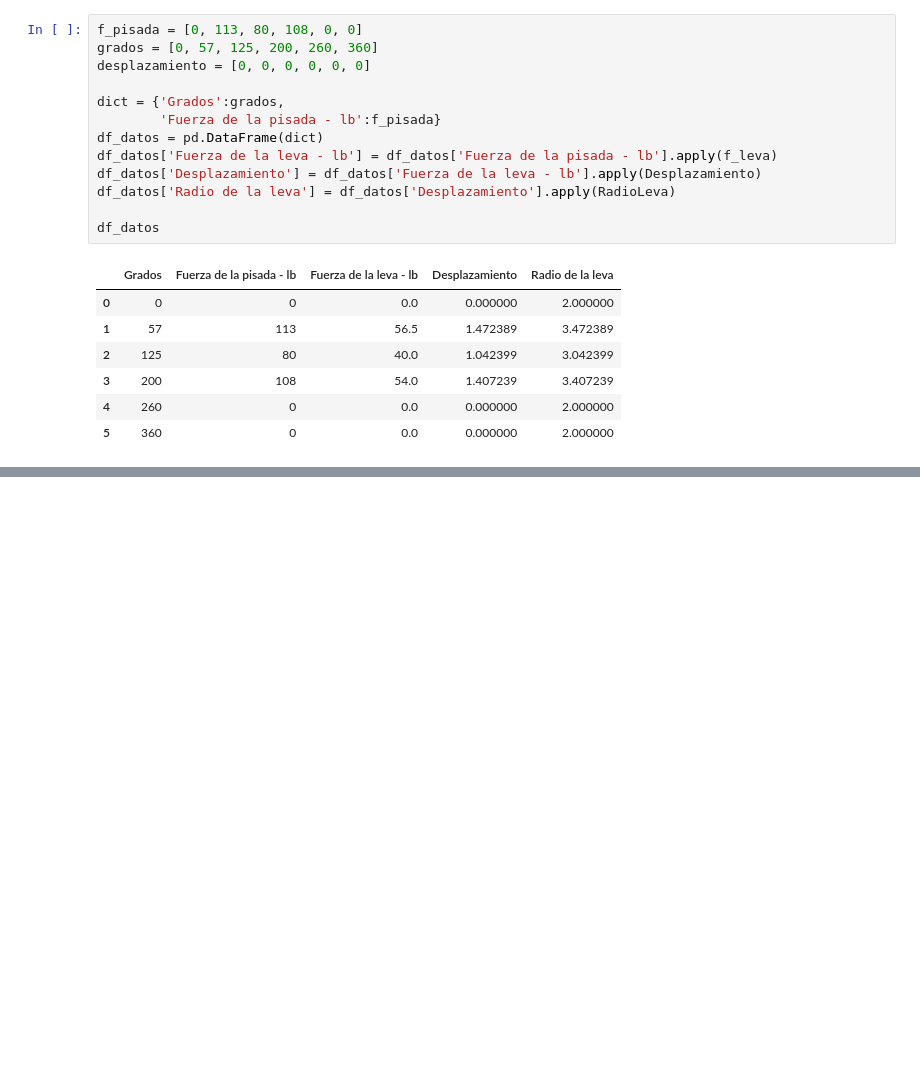
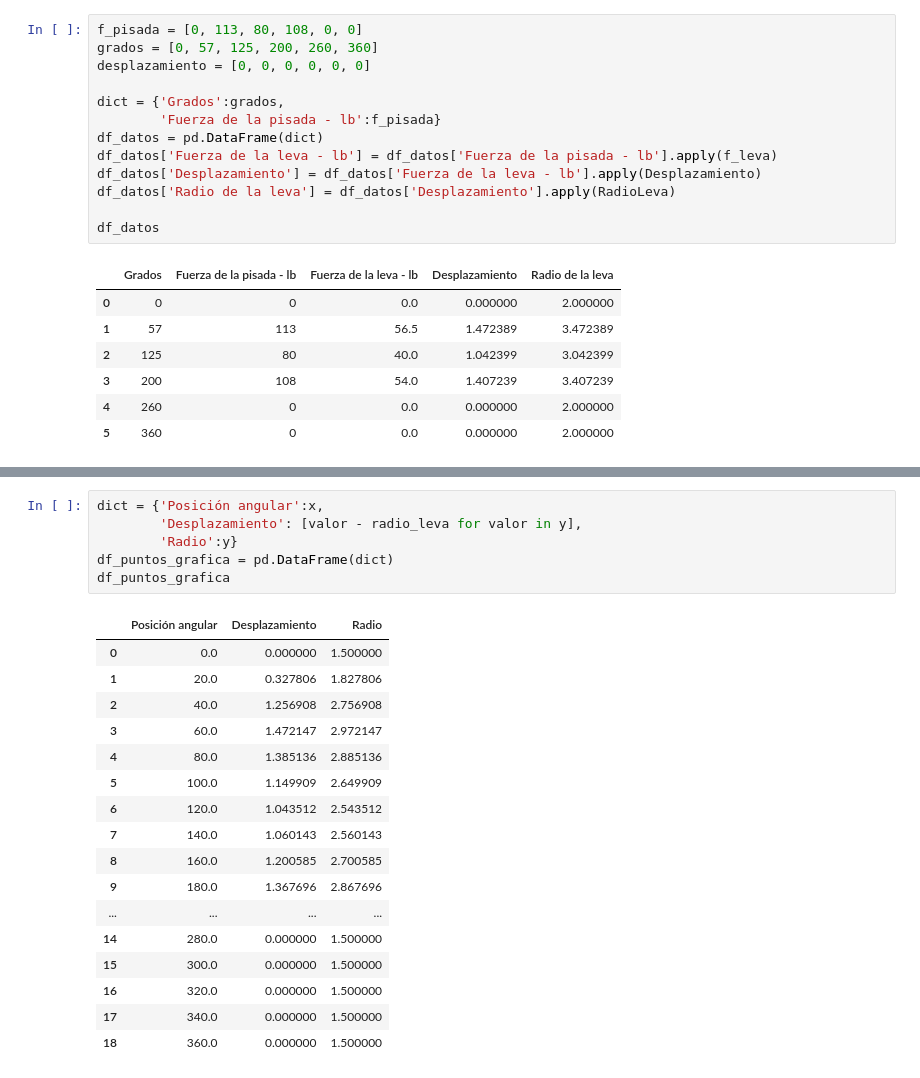
Before and after one commit to linares2ld/LevaMecanica-Graficas-y-Perfil, a Jupyter notebook: Plot_S.ipynb, the cells around one changed output, grey strips where cells are left out. Drawn from its saved outputs; the diff is of its cells as text; blank space fills up the shorter version.

```diff
--- a/Plot_S.ipynb
+++ b/Plot_S.ipynb
@@ -37,0 +95,24 @@ df_datos
+# %%
+dict = {'Posición angular':x,
+        'Desplazamiento': [valor - radio_leva for valor in y],
+        'Radio':y}
+df_puntos_grafica = pd.DataFrame(dict)
+df_puntos_grafica
+# %% [output]
+|  | Posición angular | Desplazamiento | Radio |
+| 0 | 0.0 | 0.000000 | 1.500000 |
+| 1 | 20.0 | 0.327806 | 1.827806 |
+| 2 | 40.0 | 1.256908 | 2.756908 |
+| 3 | 60.0 | 1.472147 | 2.972147 |
+| 4 | 80.0 | 1.385136 | 2.885136 |
+| 5 | 100.0 | 1.149909 | 2.649909 |
+| 6 | 120.0 | 1.043512 | 2.543512 |
+| 7 | 140.0 | 1.060143 | 2.560143 |
+| 8 | 160.0 | 1.200585 | 2.700585 |
+| 9 | 180.0 | 1.367696 | 2.867696 |
+| ... | ... | ... | ... |
+| 14 | 280.0 | 0.000000 | 1.500000 |
+| 15 | 300.0 | 0.000000 | 1.500000 |
+| 16 | 320.0 | 0.000000 | 1.500000 |
+| 17 | 340.0 | 0.000000 | 1.500000 |
+| 18 | 360.0 | 0.000000 | 1.500000 |
```
Also changed, not shown: parts of 3 cells of this notebook.
